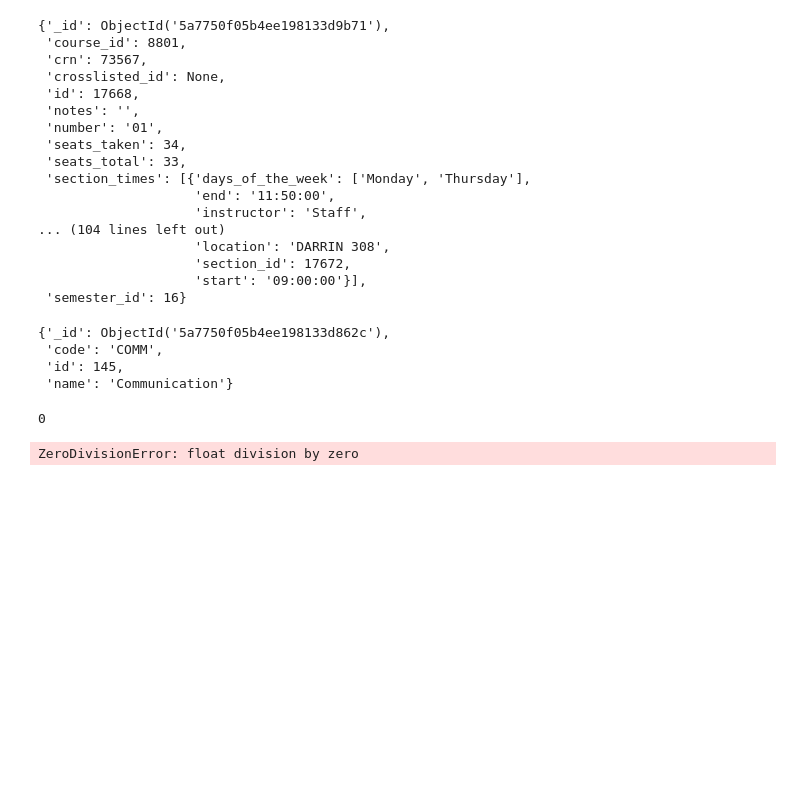
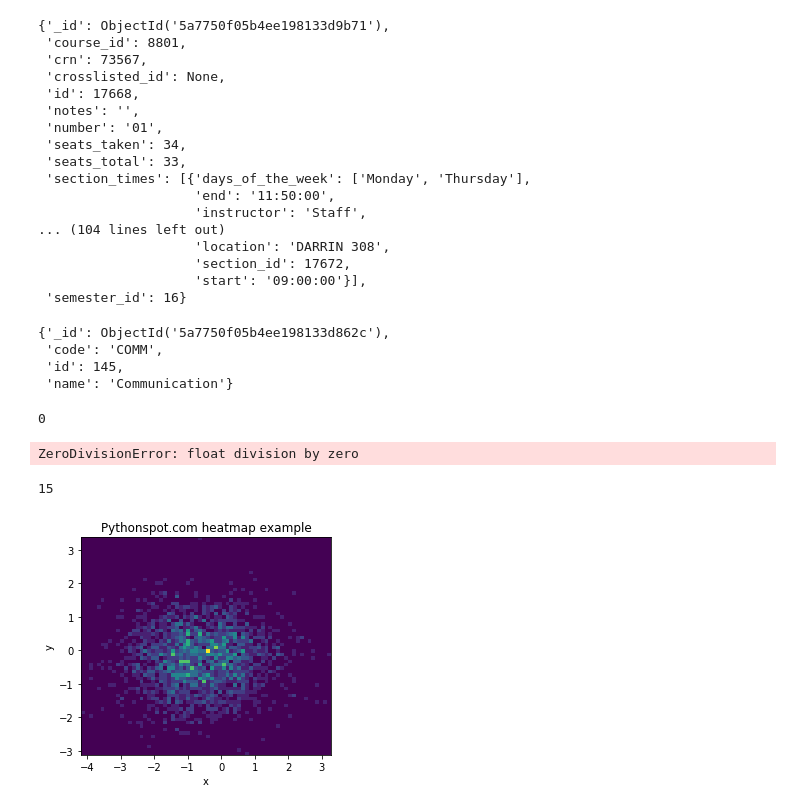
Before and after one commit to YACS-RCOS/yacs-BI, a Jupyter notebook: src/JupyterPythonDemo.ipynb, the cells around one changed output. Drawn from its saved outputs; the diff is of its cells as text; code cells hidden in the pictures; blank space fills up the shorter version.

```diff
--- a/src/JupyterPythonDemo.ipynb
+++ b/src/JupyterPythonDemo.ipynb
@@ -96,3 +96,30 @@ print((float(total))/sec_count)
 # %% [output]
 0
 ZeroDivisionError: float division by zero
+# %%
+semesters = db.semesters.find()
+print(semesters.count())
+# %% [output]
+15
+# %%
+import numpy as np
+import numpy.random
+import matplotlib.pyplot as plt
+
+# Create data
+x = np.random.randn(2048)
+y = np.random.randn(2048)
+
+# Create heatmap
+heatmap, xedges, yedges = np.histogram2d(x, y, bins=(64,64))
+extent = [xedges[0], xedges[-1], yedges[0], yedges[-1]]
+
+# Plot heatmap
+plt.clf()
+plt.title('Pythonspot.com heatmap example')
+plt.ylabel('y')
+plt.xlabel('x')
+plt.imshow(heatmap, extent=extent)
+plt.show()
+# %% [output]
+[figure, added]
```
Also changed, not shown: 3 other files.
